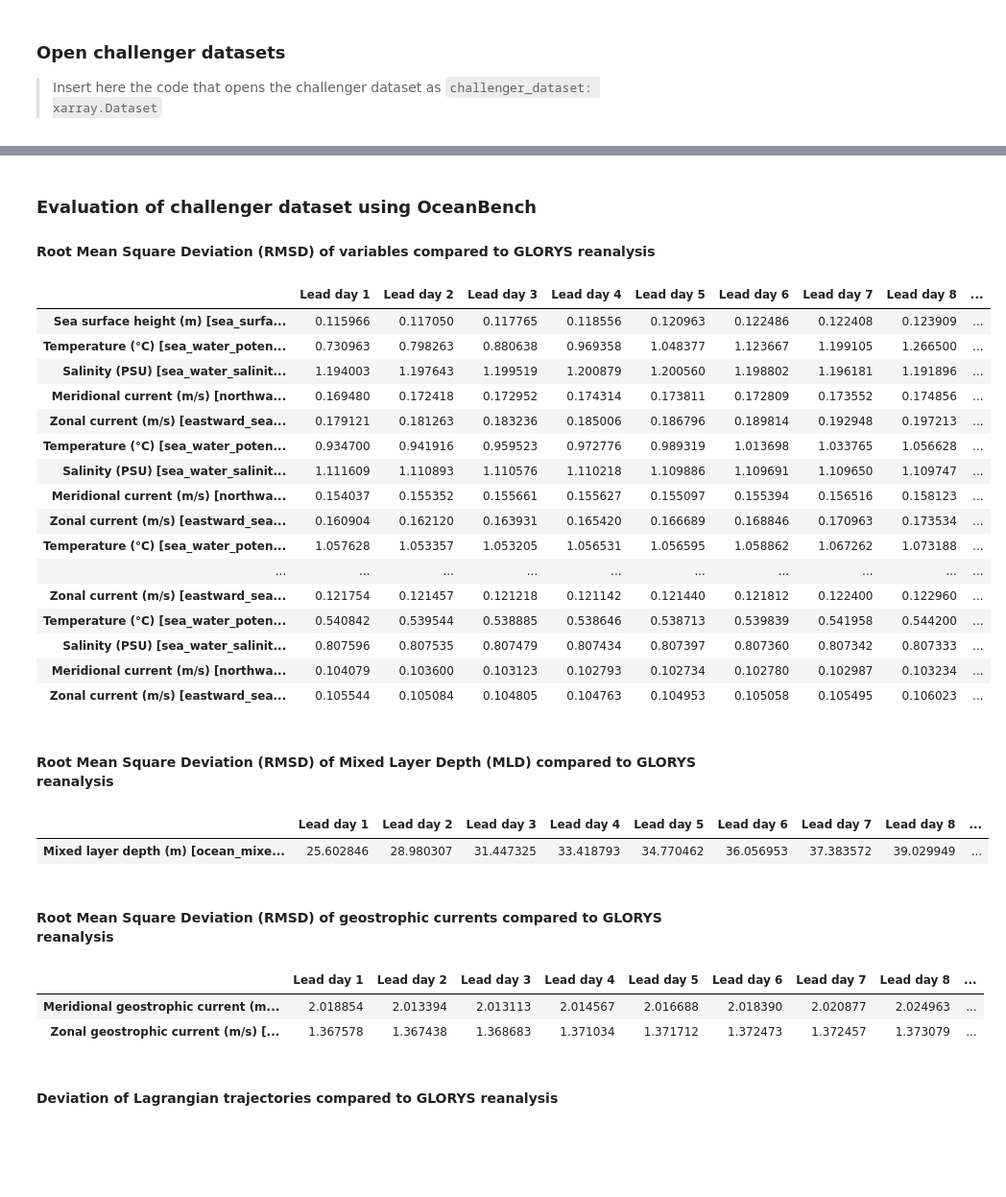
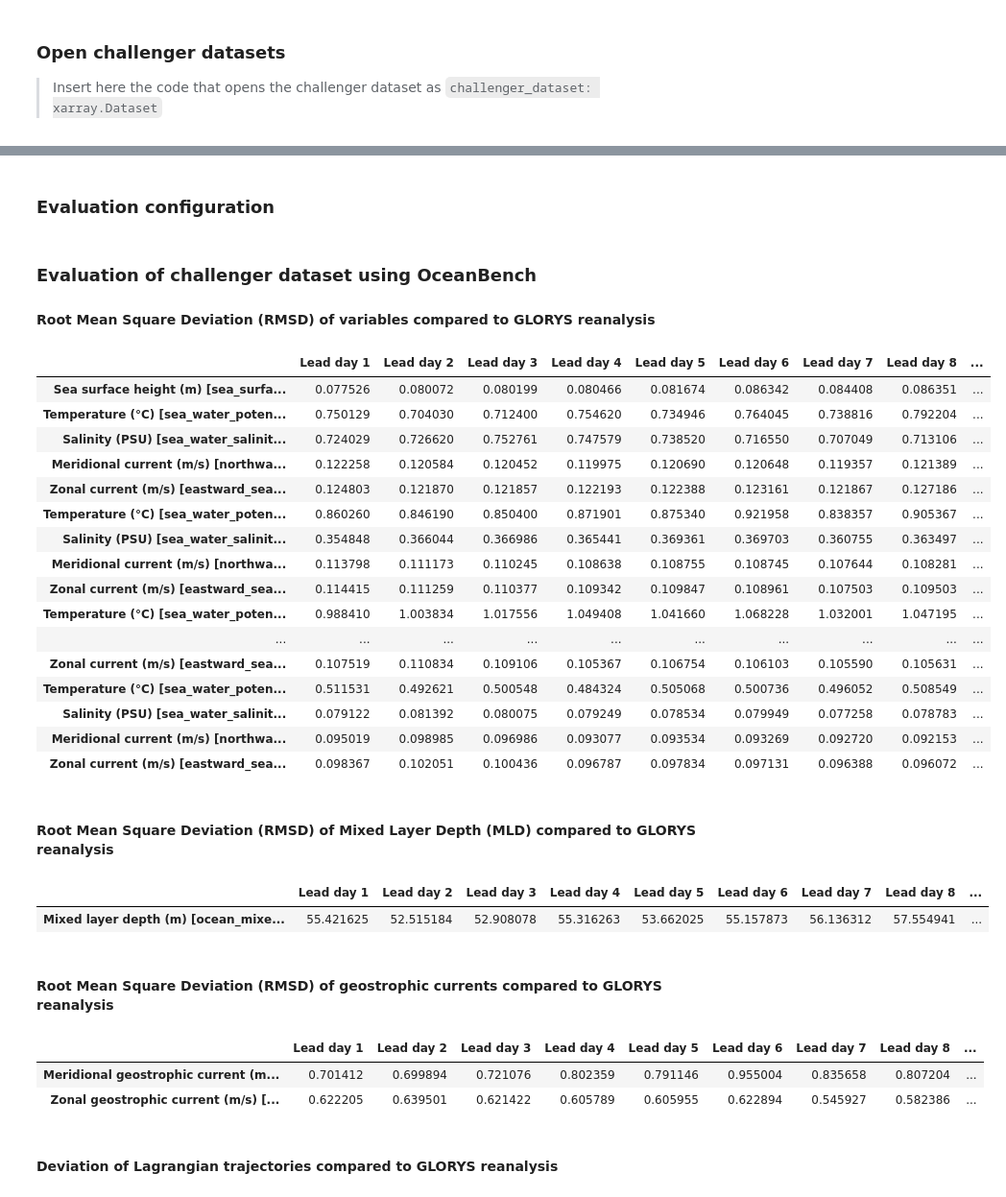
Before and after one commit to mercator-ocean/oceanbench, a Jupyter notebook: assets/xihe_sample.global.report.ipynb, the cells around one changed output, grey strips where cells are left out. Shown at 96% size. Saved outputs shown, nothing was run; the diff lists cells and outputs as text; code cells hidden in the pictures; blank space fills up the shorter version.

Commit message:
Update generated sample notebook assets
Signed-off-by: Julien <jseillade@mercator-ocean.fr>

```diff
--- a/assets/wenhai_sample.report.ipynb
+++ b/assets/xihe_sample.global.report.ipynb
@@ -9,13 +9,13 @@ oceanbench.__version__
 
 > Insert here the code that opens the challenger dataset as `challenger_dataset: xarray.Dataset`
 # %%
-# Open WENHAI forecast sample with xarray
+# Open XIHE forecast sample with xarray
 from datetime import datetime
 import xarray
 
 challenger_dataset: xarray.Dataset = xarray.open_mfdataset(
     [
-        "https://minio.dive.edito.eu/project-oceanbench/public/WENHAI/20240103.zarr",
+        "https://minio.dive.edito.eu/project-oceanbench/public/XIHE/20240103.zarr",
     ],
     engine="zarr",
     preprocess=lambda dataset: dataset.rename({"time": "lead_day_index"}).assign({"lead_day_index": range(10)}),
@@ -94,45 +94,58 @@ first_day_datetime
 PandasIndex
 PandasIndex(DatetimeIndex(['2024-01-03'], dtype='datetime64[us]', name='first_day_datetime', freq=None))
 Attributes: (0)
+# %% [markdown]
+### Evaluation configuration
+# %%
+region = 'global'
 # %% [markdown]
 ### Evaluation of challenger dataset using OceanBench
 
 #### Root Mean Square Deviation (RMSD) of variables compared to GLORYS reanalysis
 # %%
-oceanbench.metrics.rmsd_of_variables_compared_to_glorys_reanalysis(challenger_dataset)
+oceanbench.metrics.rmsd_of_variables_compared_to_glorys_reanalysis(
+    challenger_dataset,
+    region=region,
+)
 # %% [output]
 |  | Lead day 1 | Lead day 2 | Lead day 3 | Lead day 4 | Lead day 5 | Lead day 6 | Lead day 7 | Lead day 8 | ... |
-| Sea surface height (m) [sea_surfa... | 0.115966 | 0.117050 | 0.117765 | 0.118556 | 0.120963 | 0.122486 | 0.122408 | 0.123909 | ... |
-| Temperature (°C) [sea_water_poten... | 0.730963 | 0.798263 | 0.880638 | 0.969358 | 1.048377 | 1.123667 | 1.199105 | 1.266500 | ... |
-| Salinity (PSU) [sea_water_salinit... | 1.194003 | 1.197643 | 1.199519 | 1.200879 | 1.200560 | 1.198802 | 1.196181 | 1.191896 | ... |
-| Meridional current (m/s) [northwa... | 0.169480 | 0.172418 | 0.172952 | 0.174314 | 0.173811 | 0.172809 | 0.173552 | 0.174856 | ... |
-| Zonal current (m/s) [eastward_sea... | 0.179121 | 0.181263 | 0.183236 | 0.185006 | 0.186796 | 0.189814 | 0.192948 | 0.197213 | ... |
-| Temperature (°C) [sea_water_poten... | 0.934700 | 0.941916 | 0.959523 | 0.972776 | 0.989319 | 1.013698 | 1.033765 | 1.056628 | ... |
-| Salinity (PSU) [sea_water_salinit... | 1.111609 | 1.110893 | 1.110576 | 1.110218 | 1.109886 | 1.109691 | 1.109650 | 1.109747 | ... |
-| Meridional current (m/s) [northwa... | 0.154037 | 0.155352 | 0.155661 | 0.155627 | 0.155097 | 0.155394 | 0.156516 | 0.158123 | ... |
-| Zonal current (m/s) [eastward_sea... | 0.160904 | 0.162120 | 0.163931 | 0.165420 | 0.166689 | 0.168846 | 0.170963 | 0.173534 | ... |
-| Temperature (°C) [sea_water_poten... | 1.057628 | 1.053357 | 1.053205 | 1.056531 | 1.056595 | 1.058862 | 1.067262 | 1.073188 | ... |
+| Sea surface height (m) [sea_surfa... | 0.077526 | 0.080072 | 0.080199 | 0.080466 | 0.081674 | 0.086342 | 0.084408 | 0.086351 | ... |
+| Temperature (°C) [sea_water_poten... | 0.750129 | 0.704030 | 0.712400 | 0.754620 | 0.734946 | 0.764045 | 0.738816 | 0.792204 | ... |
+| Salinity (PSU) [sea_water_salinit... | 0.724029 | 0.726620 | 0.752761 | 0.747579 | 0.738520 | 0.716550 | 0.707049 | 0.713106 | ... |
+| Meridional current (m/s) [northwa... | 0.122258 | 0.120584 | 0.120452 | 0.119975 | 0.120690 | 0.120648 | 0.119357 | 0.121389 | ... |
+| Zonal current (m/s) [eastward_sea... | 0.124803 | 0.121870 | 0.121857 | 0.122193 | 0.122388 | 0.123161 | 0.121867 | 0.127186 | ... |
+| Temperature (°C) [sea_water_poten... | 0.860260 | 0.846190 | 0.850400 | 0.871901 | 0.875340 | 0.921958 | 0.838357 | 0.905367 | ... |
+| Salinity (PSU) [sea_water_salinit... | 0.354848 | 0.366044 | 0.366986 | 0.365441 | 0.369361 | 0.369703 | 0.360755 | 0.363497 | ... |
+| Meridional current (m/s) [northwa... | 0.113798 | 0.111173 | 0.110245 | 0.108638 | 0.108755 | 0.108745 | 0.107644 | 0.108281 | ... |
+| Zonal current (m/s) [eastward_sea... | 0.114415 | 0.111259 | 0.110377 | 0.109342 | 0.109847 | 0.108961 | 0.107503 | 0.109503 | ... |
+| Temperature (°C) [sea_water_poten... | 0.988410 | 1.003834 | 1.017556 | 1.049408 | 1.041660 | 1.068228 | 1.032001 | 1.047195 | ... |
 | ... | ... | ... | ... | ... | ... | ... | ... | ... | ... |
-| Zonal current (m/s) [eastward_sea... | 0.121754 | 0.121457 | 0.121218 | 0.121142 | 0.121440 | 0.121812 | 0.122400 | 0.122960 | ... |
-| Temperature (°C) [sea_water_poten... | 0.540842 | 0.539544 | 0.538885 | 0.538646 | 0.538713 | 0.539839 | 0.541958 | 0.544200 | ... |
-| Salinity (PSU) [sea_water_salinit... | 0.807596 | 0.807535 | 0.807479 | 0.807434 | 0.807397 | 0.807360 | 0.807342 | 0.807333 | ... |
-| Meridional current (m/s) [northwa... | 0.104079 | 0.103600 | 0.103123 | 0.102793 | 0.102734 | 0.102780 | 0.102987 | 0.103234 | ... |
-| Zonal current (m/s) [eastward_sea... | 0.105544 | 0.105084 | 0.104805 | 0.104763 | 0.104953 | 0.105058 | 0.105495 | 0.106023 | ... |
+| Zonal current (m/s) [eastward_sea... | 0.107519 | 0.110834 | 0.109106 | 0.105367 | 0.106754 | 0.106103 | 0.105590 | 0.105631 | ... |
+| Temperature (°C) [sea_water_poten... | 0.511531 | 0.492621 | 0.500548 | 0.484324 | 0.505068 | 0.500736 | 0.496052 | 0.508549 | ... |
+| Salinity (PSU) [sea_water_salinit... | 0.079122 | 0.081392 | 0.080075 | 0.079249 | 0.078534 | 0.079949 | 0.077258 | 0.078783 | ... |
+| Meridional current (m/s) [northwa... | 0.095019 | 0.098985 | 0.096986 | 0.093077 | 0.093534 | 0.093269 | 0.092720 | 0.092153 | ... |
+| Zonal current (m/s) [eastward_sea... | 0.098367 | 0.102051 | 0.100436 | 0.096787 | 0.097834 | 0.097131 | 0.096388 | 0.096072 | ... |
 # %% [markdown]
 #### Root Mean Square Deviation (RMSD) of Mixed Layer Depth (MLD) compared to GLORYS reanalysis
 # %%
-oceanbench.metrics.rmsd_of_mixed_layer_depth_compared_to_glorys_reanalysis(challenger_dataset)
+oceanbench.metrics.rmsd_of_mixed_layer_depth_compared_to_glorys_reanalysis(
+    challenger_dataset,
+    region=region,
+)
 # %% [output]
 |  | Lead day 1 | Lead day 2 | Lead day 3 | Lead day 4 | Lead day 5 | Lead day 6 | Lead day 7 | Lead day 8 | ... |
-| Mixed layer depth (m) [ocean_mixe... | 25.602846 | 28.980307 | 31.447325 | 33.418793 | 34.770462 | 36.056953 | 37.383572 | 39.029949 | ... |
+| Mixed layer depth (m) [ocean_mixe... | 55.421625 | 52.515184 | 52.908078 | 55.316263 | 53.662025 | 55.157873 | 56.136312 | 57.554941 | ... |
 # %% [markdown]
 #### Root Mean Square Deviation (RMSD) of geostrophic currents compared to GLORYS reanalysis
 # %%
-oceanbench.metrics.rmsd_of_geostrophic_currents_compared_to_glorys_reanalysis(challenger_dataset)
+oceanbench.metrics.rmsd_of_geostrophic_currents_compared_to_glorys_reanalysis(
+    challenger_dataset,
+    region=region,
+)
 # %% [output]
 |  | Lead day 1 | Lead day 2 | Lead day 3 | Lead day 4 | Lead day 5 | Lead day 6 | Lead day 7 | Lead day 8 | ... |
-| Meridional geostrophic current (m... | 2.018854 | 2.013394 | 2.013113 | 2.014567 | 2.016688 | 2.018390 | 2.020877 | 2.024963 | ... |
-| Zonal geostrophic current (m/s) [... | 1.367578 | 1.367438 | 1.368683 | 1.371034 | 1.371712 | 1.372473 | 1.372457 | 1.373079 | ... |
+| Meridional geostrophic current (m... | 0.701412 | 0.699894 | 0.721076 | 0.802359 | 0.791146 | 0.955004 | 0.835658 | 0.807204 | ... |
+| Zonal geostrophic current (m/s) [... | 0.622205 | 0.639501 | 0.621422 | 0.605789 | 0.605955 | 0.622894 | 0.545927 | 0.582386 | ... |
 # %% [markdown]
 #### Deviation of Lagrangian trajectories compared to GLORYS reanalysis
 # %%
```
Also changed, not shown: parts of 7 cells of this notebook, 15 other files.
